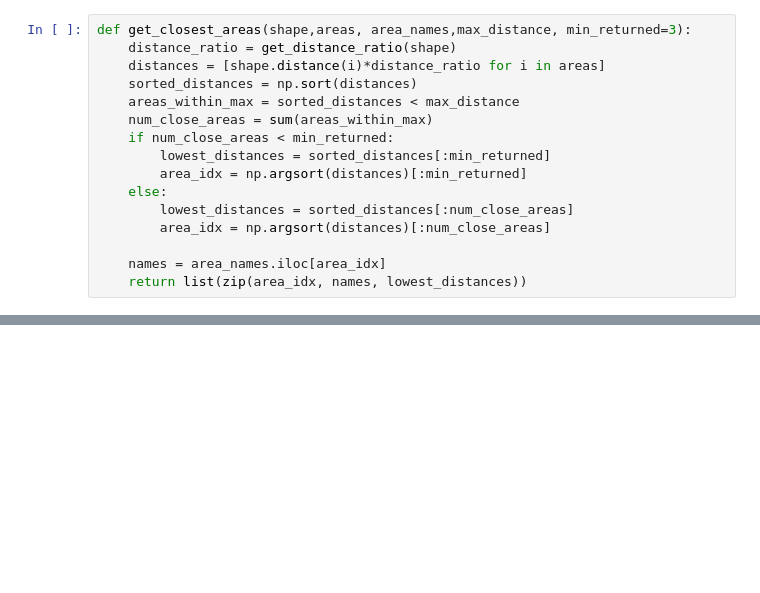
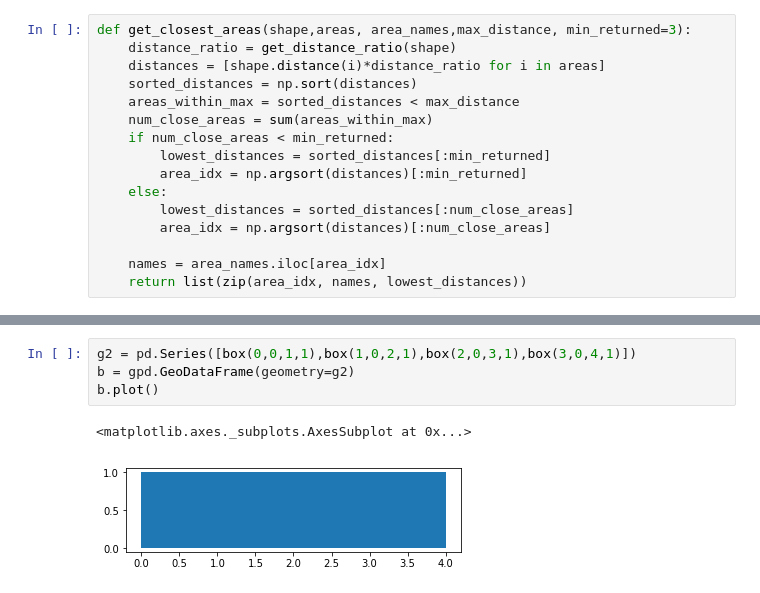
Before and after one commit to UCB-MIDS/Kelp-Capstone, a Jupyter notebook: pipeline/combine_data.ipynb, the cells around one changed output, grey strips where cells are left out. Drawn from its saved outputs; the diff is of its cells as text; blank space fills up the shorter version.

```diff
--- a/pipeline/combine_data.ipynb
+++ b/pipeline/combine_data.ipynb
@@ -255,0 +395,7 @@ grid_df.head()
+# %%
+g2 = pd.Series([box(0,0,1,1),box(1,0,2,1),box(2,0,3,1),box(3,0,4,1)])
+b = gpd.GeoDataFrame(geometry=g2)
+b.plot()
+# %% [output]
+<matplotlib.axes._subplots.AxesSubplot at 0x...>
+[figure, added]
```
Also changed, not shown: parts of 35 cells of this notebook, 1 other file.
